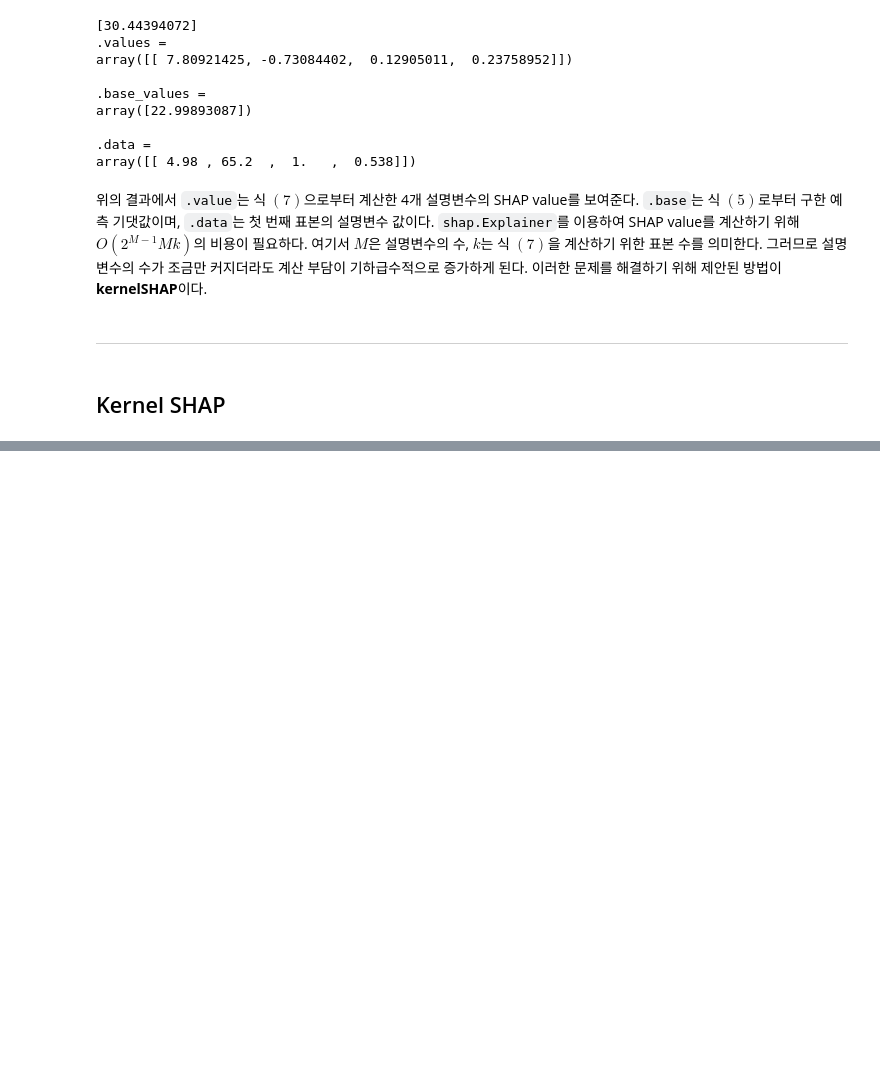
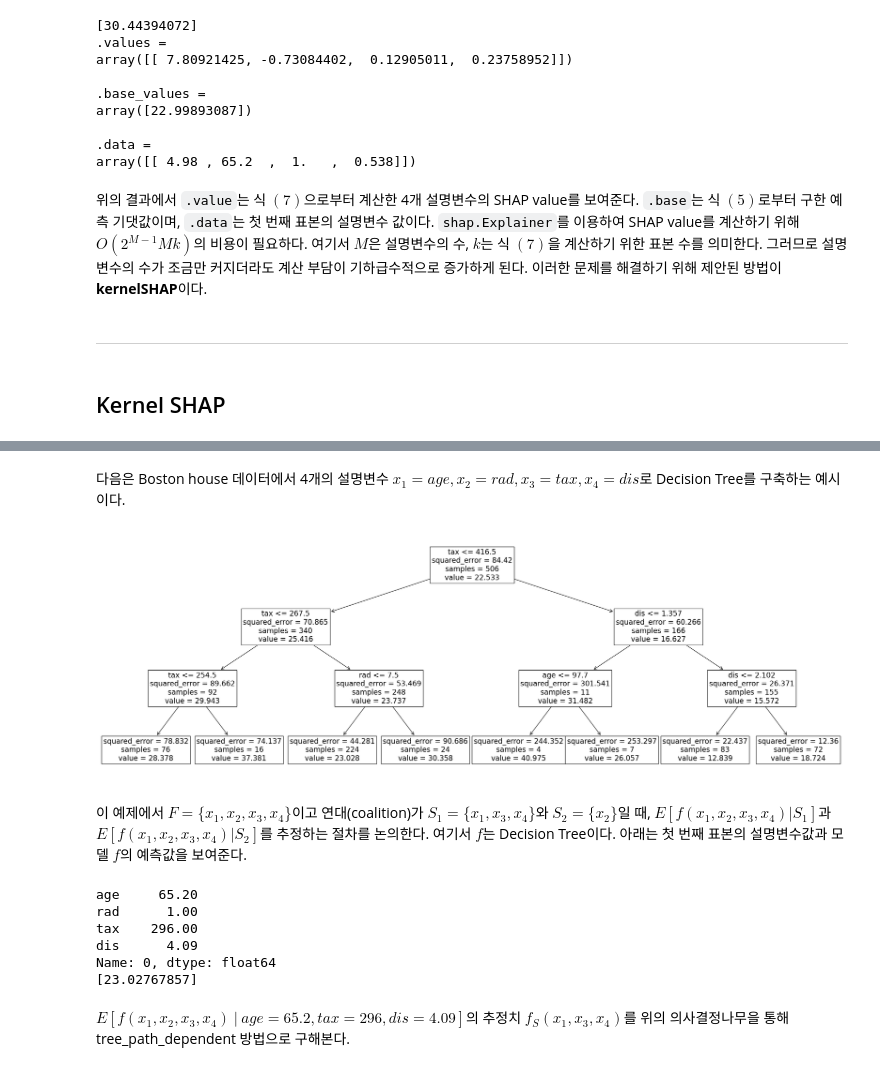
Before and after one commit to csw0625/Explainable_AI, a Jupyter notebook: Ch09.Shapley_values.ipynb, the cells around one changed output, grey strips where cells are left out. Drawn from its saved outputs; the diff is of its cells as text; code cells hidden in the pictures; blank space fills up the shorter version.

```diff
--- a/Ch09.Shapley_values.ipynb
+++ b/Ch09.Shapley_values.ipynb
@@ -205,0 +325,13 @@ array([[ 4.98 , 65.2  ,  1.   ,  0.538]])
+# %%
+from sklearn.ensemble import RandomForestRegressor
+
+url = "https://raw.githubusercontent.com/selva86/datasets/master/BostonHousing.csv"
+boston_df = pd.read_csv(url)
+
+X=boston_df[['age','rad','tax','dis','rm','lstat','b','indus','chas']]
+y=pd.Series(boston_df['medv'])
+
+rf_model=RandomForestRegressor(max_depth=6,random_state=0,n_estimators=10).fit(X,y)
+
+X_train = X.iloc[:100].copy()
+data_to_explain = X.iloc[470:471].copy()
@@ -205,0 +392,2 @@ array([[ 4.98 , 65.2  ,  1.   ,  0.538]])
+# %% [markdown]
+다음은 Boston house 데이터에서 4개의 설명변수 $x_1=age,x_2=rad,x_3=tax,x_4=dis$로 Decision Tree를 구축하는 예시이다.
@@ -205,0 +397,26 @@ array([[ 4.98 , 65.2  ,  1.   ,  0.538]])
+# %%
+X=boston_df[['age','rad','tax','dis']]
+y=pd.Series(boston_df['medv'])
+
+tree_model = DecisionTreeRegressor(max_depth=3)
+tree_model.fit(X,y);
+
+fig = plt.figure(figsize=(30,10))
+plot_tree(tree_model,feature_names=X.columns,fontsize=16)
+plt.show()
+# %% [output]
+[figure, added]
+# %% [markdown]
+이 예제에서 $F=\{x_1,x_2,x_3,x_4\}$이고 연대(coalition)가 $S_1 =\{x_1,x_3,x_4\}$와 $S_2 =\{x_2\}$일 때, $E[f(x_1,x_2,x_3,x_4)|S_1]$과 $E[f(x_1,x_2,x_3,x_4)|S_2]$를 추정하는 절차를 논의한다. 여기서 $f$는 Decision Tree이다. 아래는 첫 번째 표본의 설명변수값과 모델 $f$의 예측값을 보여준다.
+# %%
+print(X.iloc[0])
+print(tree_model.predict(X.iloc[0:1]))
+# %% [output]
+age     65.20
+rad      1.00
+tax    296.00
+dis      4.09
+Name: 0, dtype: float64
+[23.02767857]
+# %% [markdown]
+$E[f(x_1,x_2,x_3,x_4)\ |\ age=65.2,tax=296,dis=4.09]$의 추정치 $f_S(x_1,x_3,x_4)$를 위의 의사결정나무을 통해 tree_path_dependent 방법으로 구해본다.
```
Also changed, not shown: parts of 36 cells of this notebook, 1 other file.
